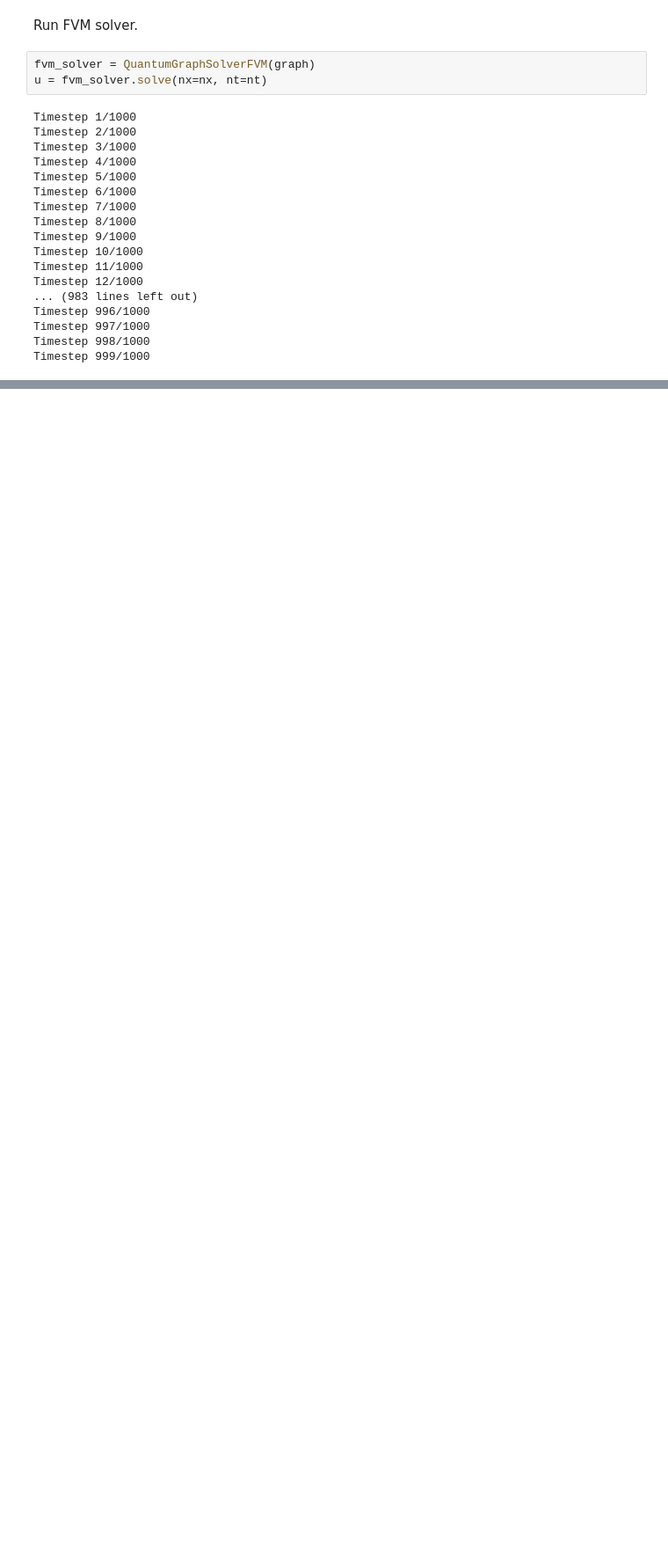
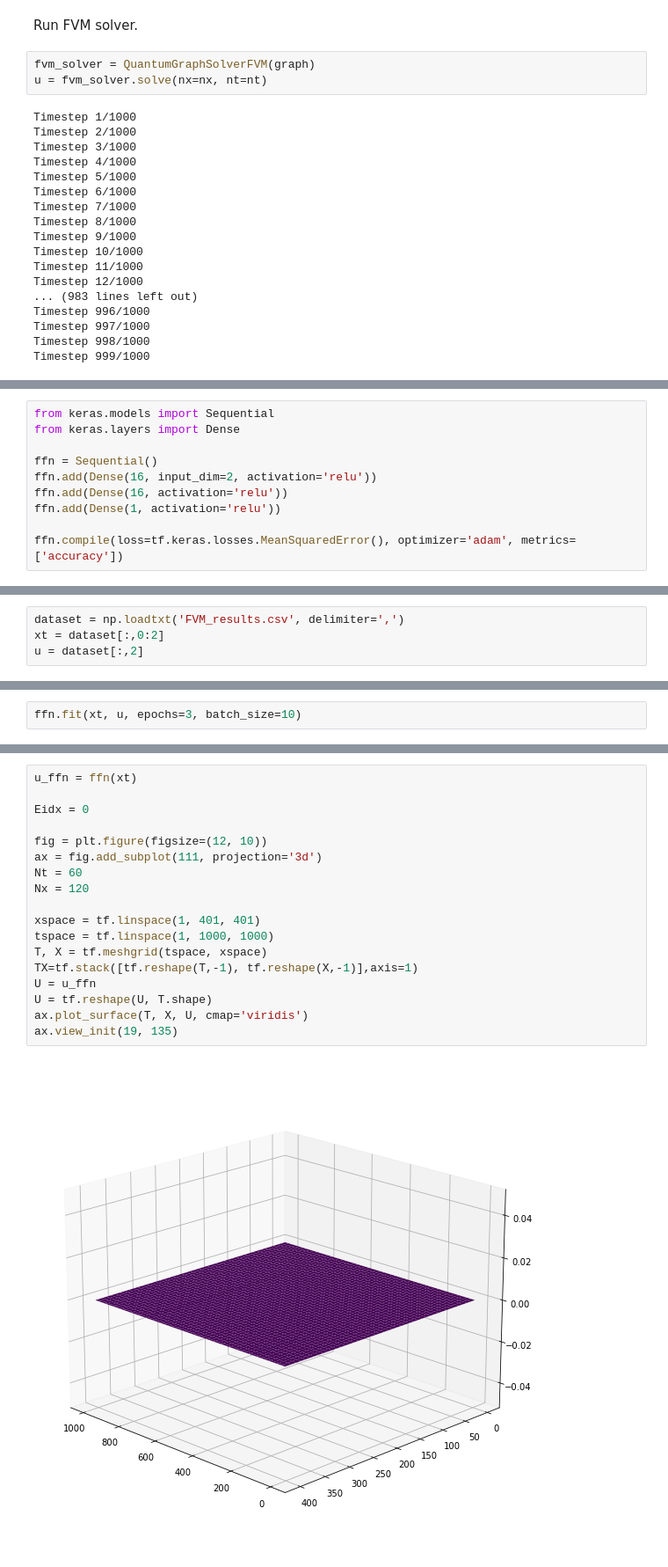
Before and after one commit to TomRiem/Master-Thesis-Riemer, a Jupyter notebook: Jupyter/Master_Thesis.ipynb, the cells around one changed output, grey strips where cells are left out. Shown: that part at 88% size. Cells and saved outputs as stored; diff of their text form; blank space fills up the shorter version.

```diff
--- a/Jupyter/Master_Thesis.ipynb
+++ b/Jupyter/Master_Thesis.ipynb
@@ -230,0 +97,10 @@ fvm_solver.write_csv()
+# %%
+from keras.models import Sequential
+from keras.layers import Dense
+
+ffn = Sequential()
+ffn.add(Dense(16, input_dim=2, activation='relu'))
+ffn.add(Dense(16, activation='relu'))
+ffn.add(Dense(1, activation='relu'))
+
+ffn.compile(loss=tf.keras.losses.MeanSquaredError(), optimizer='adam', metrics=['accuracy'])
@@ -230,0 +109,4 @@ fvm_solver.write_csv()
+# %%
+dataset = np.loadtxt('FVM_results.csv', delimiter=',')
+xt = dataset[:,0:2]
+u = dataset[:,2]
@@ -230,0 +115,2 @@ fvm_solver.write_csv()
+# %%
+ffn.fit(xt, u, epochs=3, batch_size=10)
@@ -230,0 +135,20 @@ fvm_solver.write_csv()
+# %%
+u_ffn = ffn(xt)
+
+Eidx = 0
+
+fig = plt.figure(figsize=(12, 10))
+ax = fig.add_subplot(111, projection='3d')
+Nt = 60
+Nx = 120
+
+xspace = tf.linspace(1, 401, 401)
+tspace = tf.linspace(1, 1000, 1000)
+T, X = tf.meshgrid(tspace, xspace)
+TX=tf.stack([tf.reshape(T,-1), tf.reshape(X,-1)],axis=1)
+U = u_ffn
+U = tf.reshape(U, T.shape)
+ax.plot_surface(T, X, U, cmap='viridis')
+ax.view_init(19, 135)
+# %% [output]
+[figure, added]
```
Also changed, not shown: parts of 31 cells of this notebook, 2 other files.
